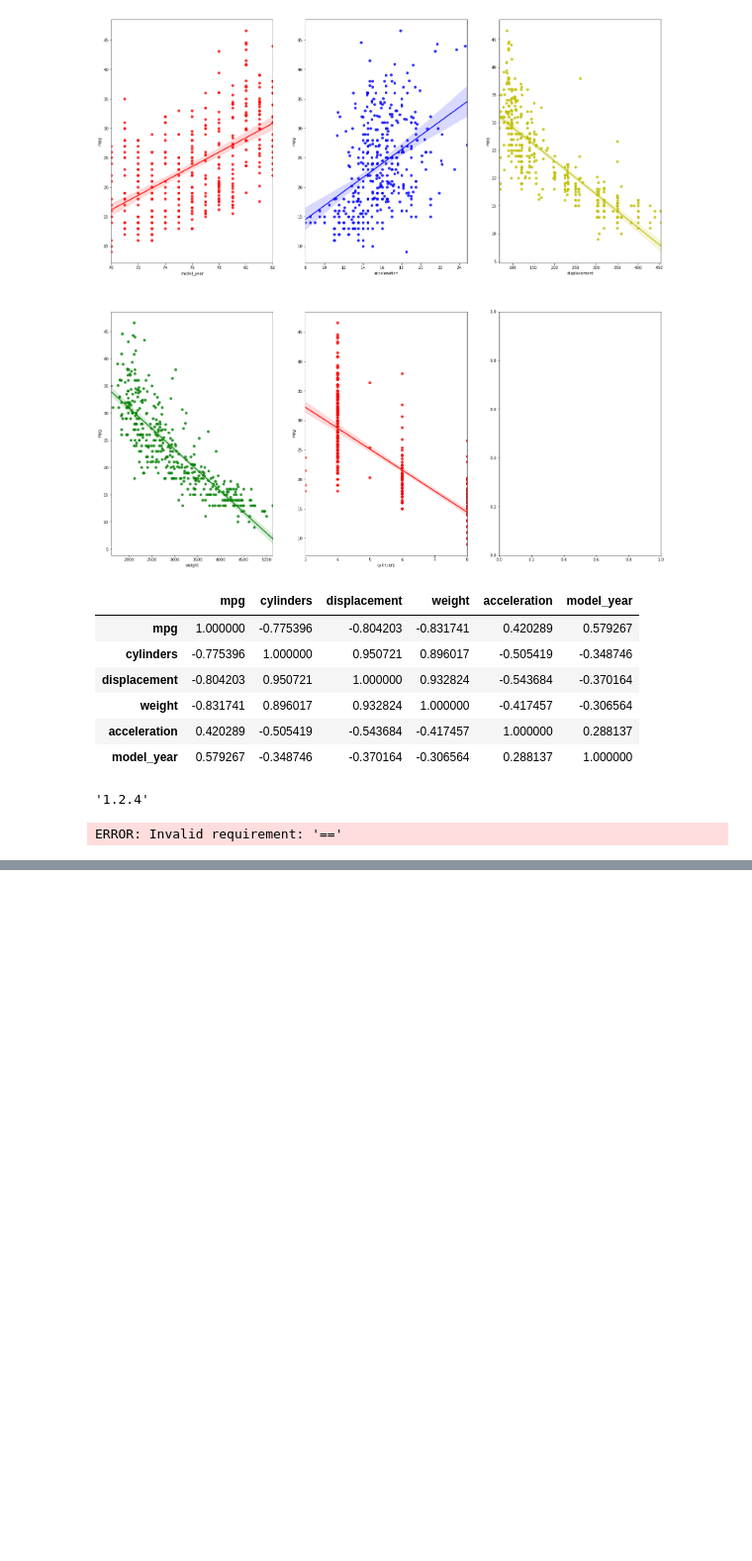
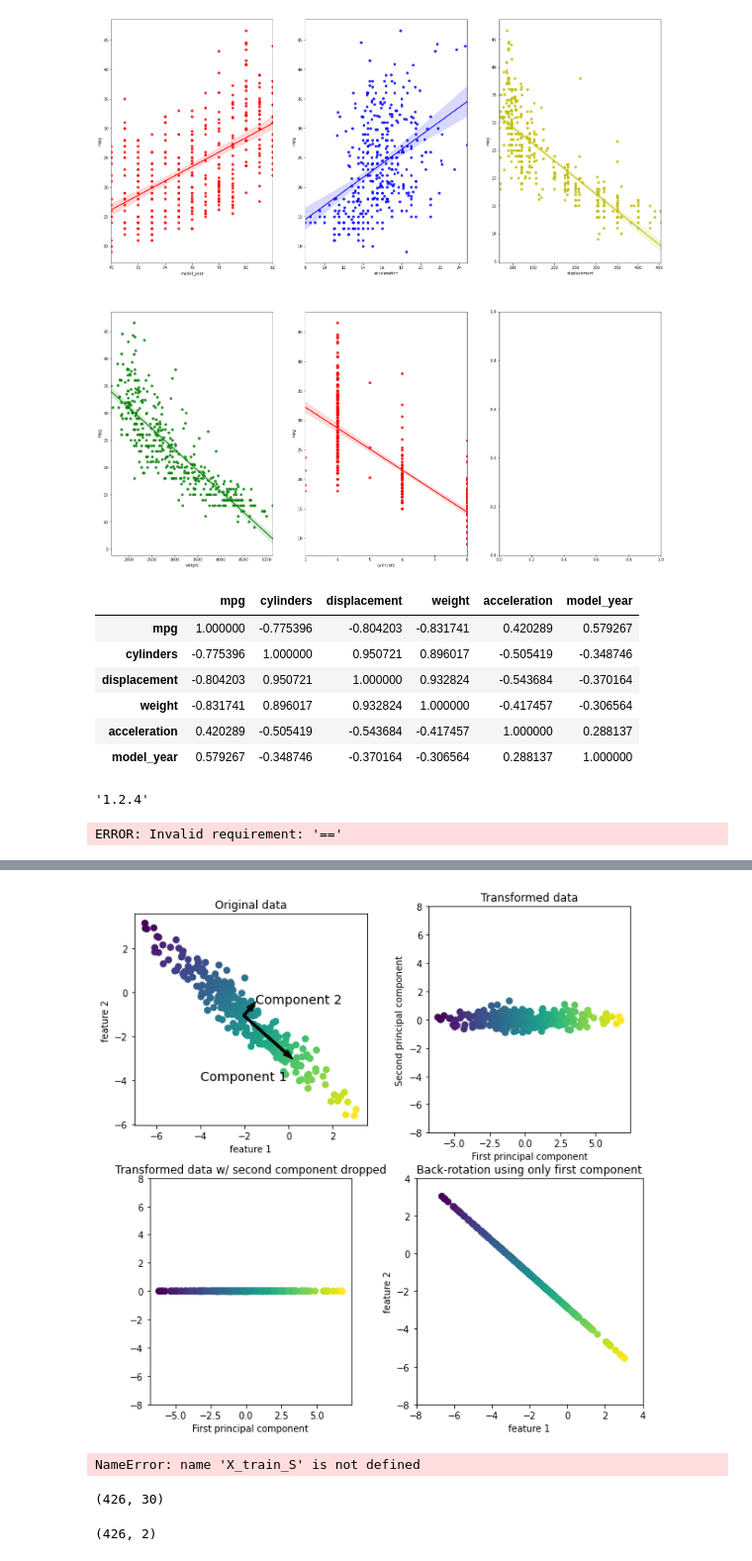
Before and after one commit to waldbear4/Python_2021, a Jupyter notebook: 20210623 Machine Learning Car Evaluation.ipynb, the cells around one changed output, grey strips where cells are left out. Shown at 99% size. Saved outputs shown, nothing was run; the diff lists cells and outputs as text; code cells hidden in the pictures; blank space fills up the shorter version.

```diff
--- a/20210623 Machine Learning Car Evaluation.ipynb
+++ b/20210623 Machine Learning Car Evaluation.ipynb
@@ -103,0 +173,5 @@ ERROR: Invalid requirement: '=='
+# %%
+import mglearn
+mglearn.plots.plot_pca_illustration()
+# %% [output]
+[figure, added]
@@ -103,0 +183,18 @@ ERROR: Invalid requirement: '=='
+# %%
+# 데이터의 처음 두 개 주성분만 유지시킴
+# 무슨정보인지는 모르지만 30개의 성분중에 가장 중요한 어떠한 데이터
+pca = PCA(n_components=2)
+# 유방암 데이톨 PCA모델 생성
+pca.fit(X_train_s)
+X_train_pca = pca.transform(X_train_S)
+# %% [output]
+NameError: name 'X_train_S' is not defined
+# %%
+X_train_s.shape
+# %% [output]
+(426, 30)
+# %%
+# 위의 30개 중에서 선택된것이 아니라, 수학적으로 선택됨
+X_train_pca.shape
+# %% [output]
+(426, 2)
```
Also changed, not shown: parts of 19 cells of this notebook.
